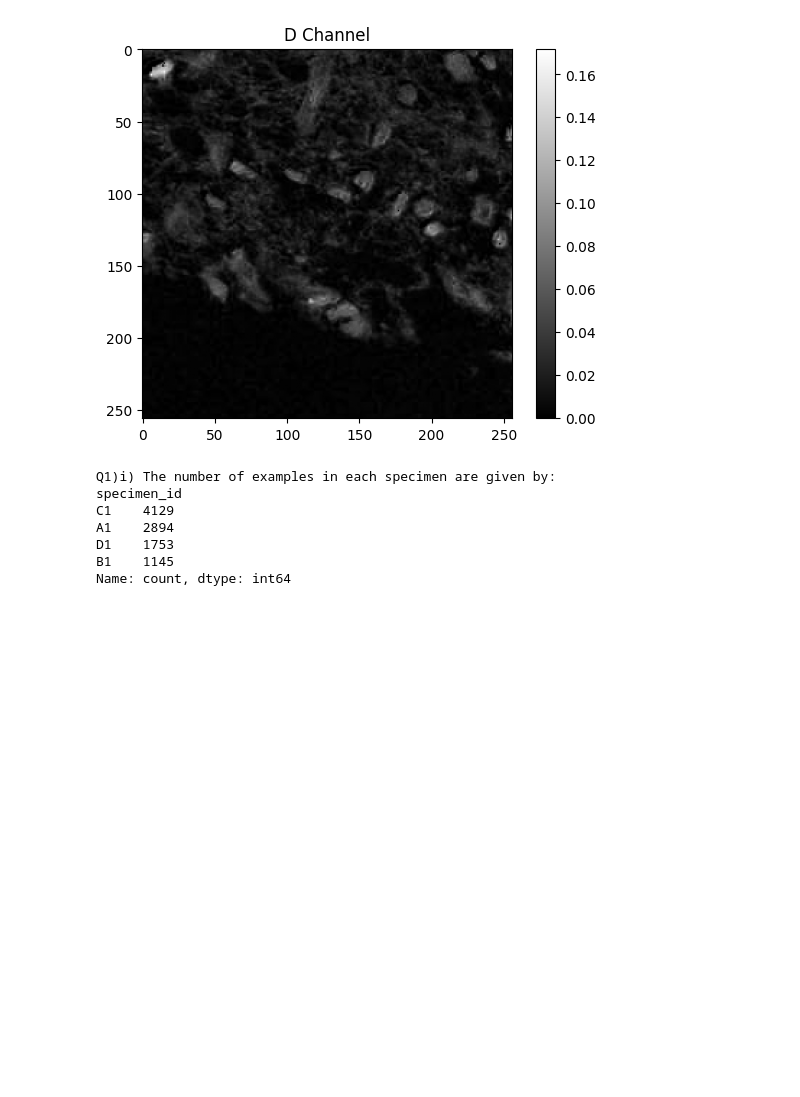
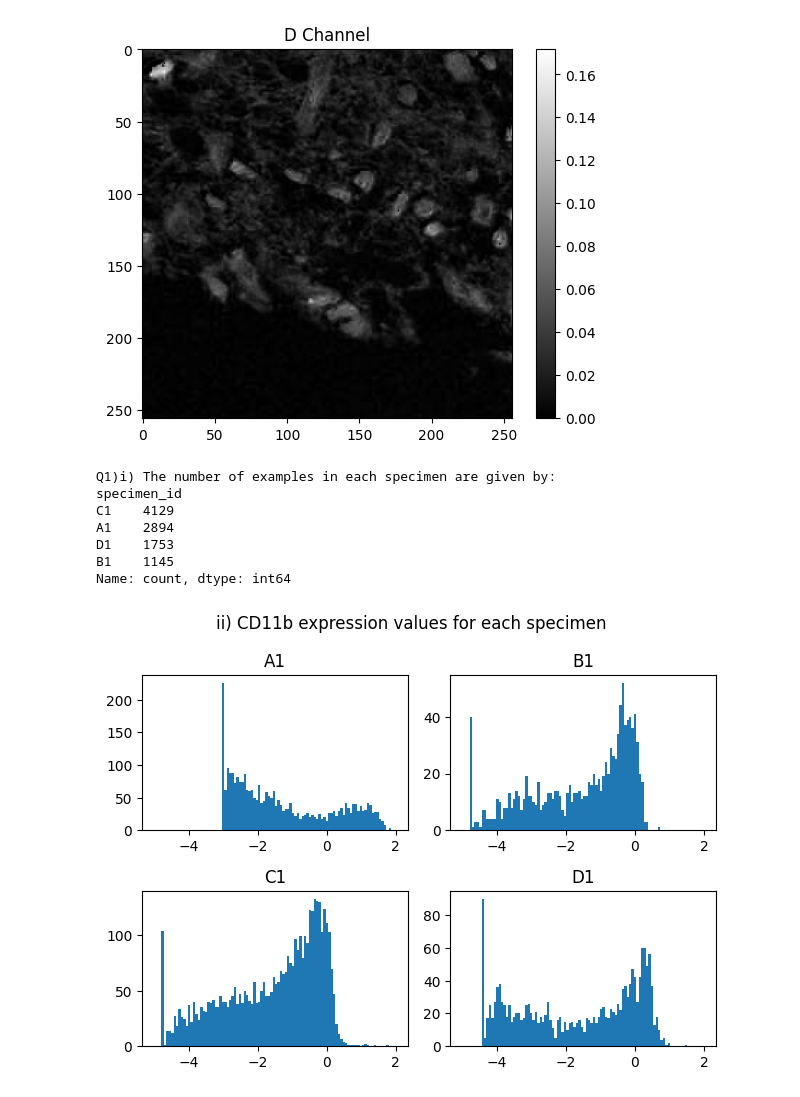
Before and after one commit to aloka-dias/data-mining-assignment-2, a Jupyter notebook: data_mining_assignment_2.ipynb, the cells around one changed output. Saved outputs shown, nothing was run; the diff lists cells and outputs as text; code cells hidden in the pictures; blank space fills up the shorter version.

```diff
--- a/data_mining_assignment_2.ipynb
+++ b/data_mining_assignment_2.ipynb
@@ -91,3 +91,15 @@ A1    2894
 D1    1753
 B1    1145
 Name: count, dtype: int64
+# %%
+fig, ((ax0, ax1), (ax2, ax3)) = plt.subplots(nrows=2, ncols=2)
+
+for ax, specimen in zip([ax0, ax1, ax2, ax3], ['A1', 'B1', 'C1', 'D1']):
+  ax.hist(df[df['specimen_id'] == specimen]['CD11b'], bins=100, range=(-5, 2))
+  ax.set_title(specimen)
+
+plt.suptitle('ii) CD11b expression values for each specimen')
+fig.tight_layout()
+plt.show()
+# %% [output]
+[figure, added]
```
